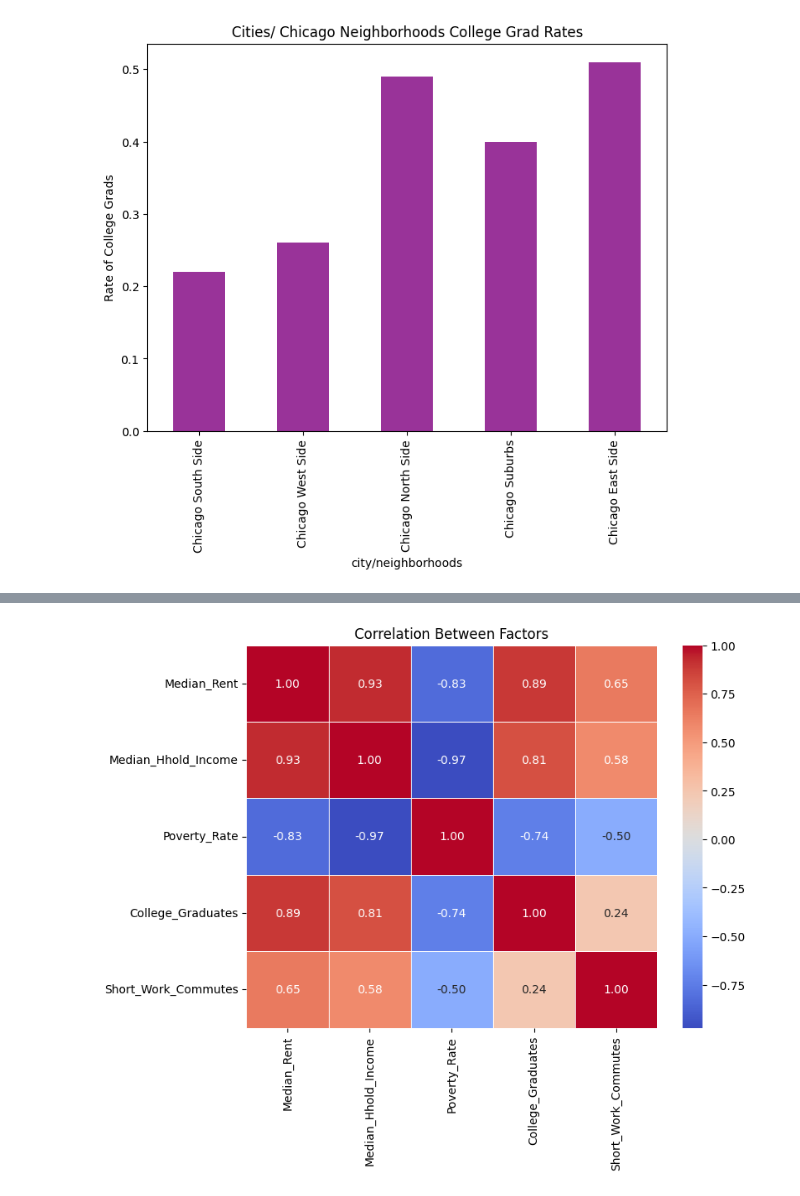
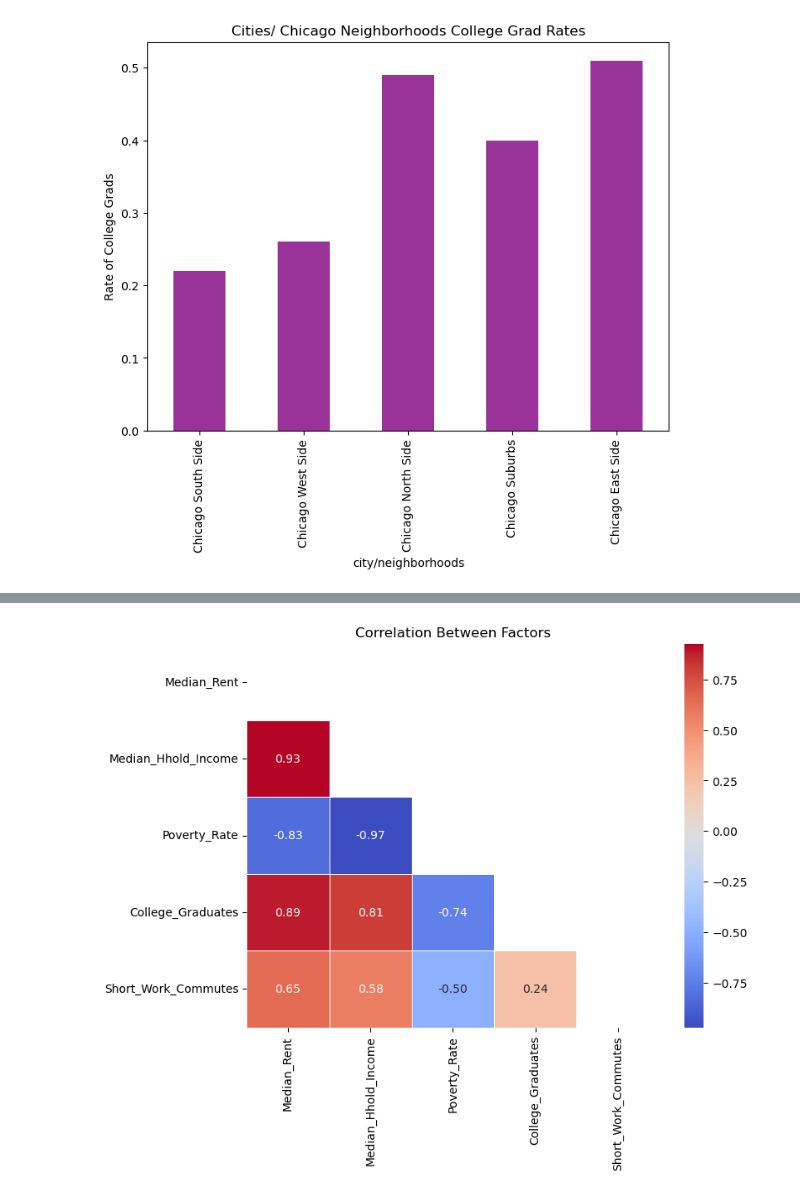
Before and after one commit to BinodGaihre/Project-3-Data-Viz, a Jupyter notebook: heatmap_and_other_graphs.ipynb, the cells around one changed output, grey strips where cells are left out. Drawn from its saved outputs; the diff is of its cells as text; code cells hidden in the pictures.

```diff
--- a/heatmap_and_other_graphs.ipynb
+++ b/heatmap_and_other_graphs.ipynb
@@ -331,16 +139,0 @@ plot = grouped_combined_df.plot(kind= "bar",
-# %%
-import matplotlib.pyplot as plt
-
-fig, ax = plt.subplots(figsize=(10,6))
-
-grouped_combined_df['Bubble_Size'] = grouped_combined_df['Poverty_Rate'] * 1000
-
-for index, row in grouped_combined_df.iterrows():
-    ax.scatter(row['Median_Rent'], row['Median_Hhold_Income'], s=row['Bubble_Size'], label=row['area'], alpha=0.6)
-
-ax.set_xlabel('Median Rent ($)')
-ax.set_ylabel('Median Household Income ($)')
-ax.set_title('Median Rent vs Household Income (Bubble Size = Poverty Rate)')
-ax.legend()
-
-plt.show()
@@ -349,12 +140,16 @@ plt.show()
 # %%
-import seaborn as sns
-import matplotlib.pyplot as plt
-
+# Calculate correlation matrix
 corr = grouped_combined_df[['Median_Rent', 'Median_Hhold_Income', 'Poverty_Rate', 'College_Graduates', 'Short_Work_Commutes']].corr()
 
+# Create a mask to cover the upper triangle
+mask = np.triu(np.ones_like(corr, dtype=bool))
+
+# Set up the plot
 plt.figure(figsize=(8, 6))
-sns.heatmap(corr, annot=True, cmap='coolwarm', fmt=".2f", linewidths=0.5)
+sns.heatmap(corr, mask=mask, annot=True, cmap='coolwarm', fmt=".2f", linewidths=0.5)
+
+# Titles and labels
 plt.title('Correlation Between Factors')
 plt.show()
 # %% [output]
-[figure, old version]
+[figure, new version]
```
Also changed, not shown: parts of 20 cells of this notebook, 1 other file.
